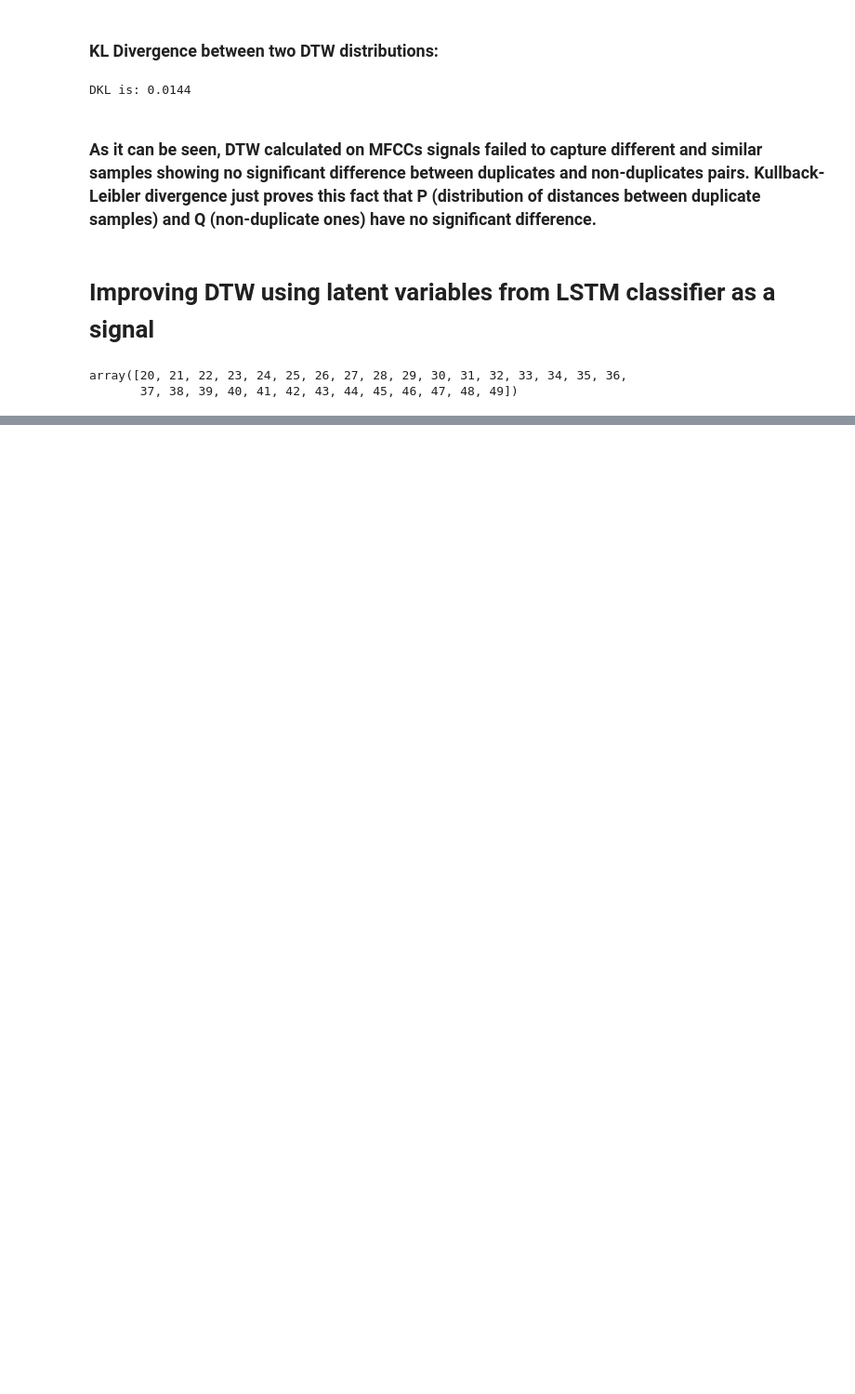
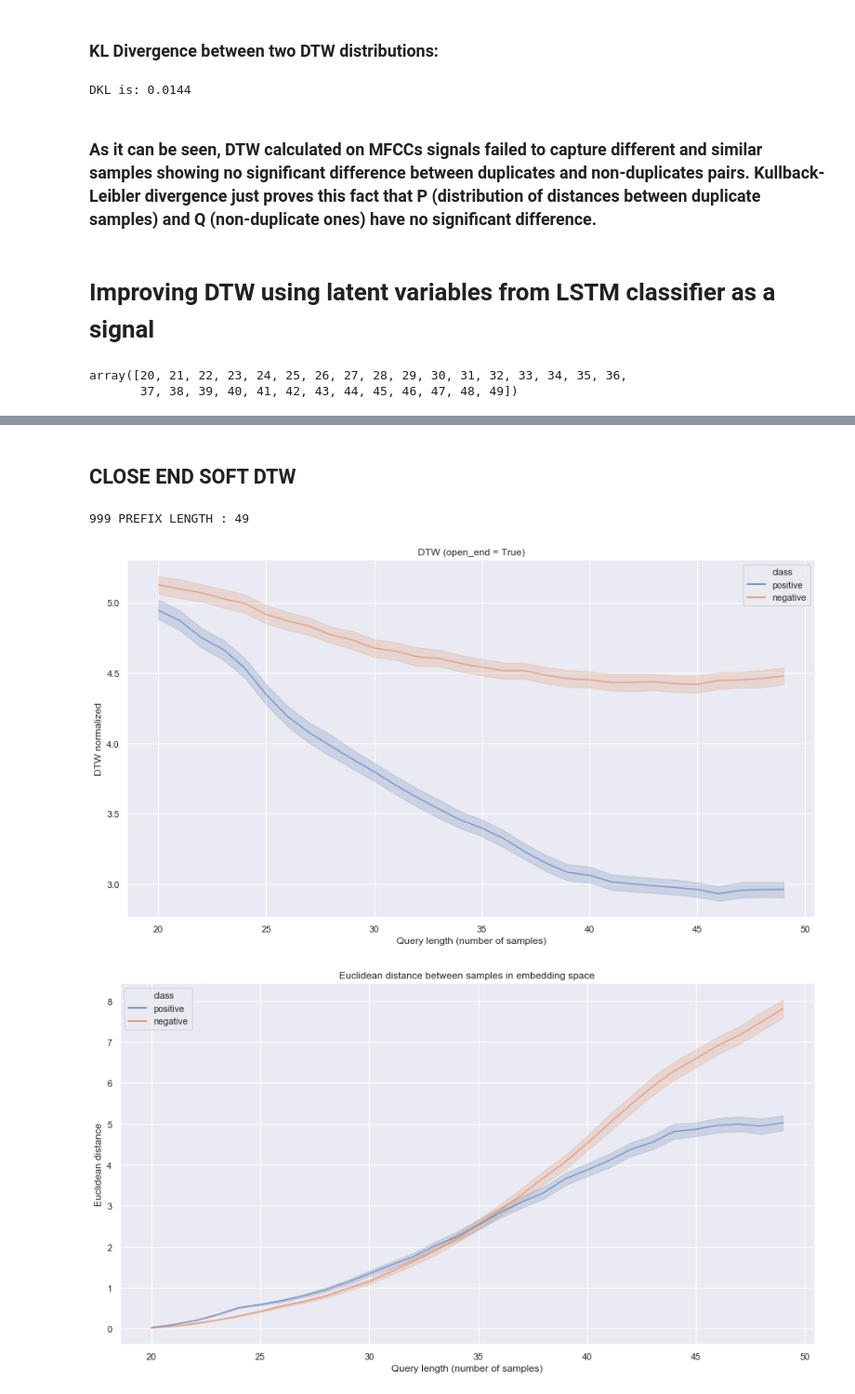
Before and after one commit to qdenisq/SpeechAcquisitionModel, a Jupyter notebook: src/dtw/spoken_word_metric_noELBO.ipynb, the cells around one changed output, grey strips where cells are left out. Shown at 93% size. Cells and saved outputs as stored; diff of their text form; code cells hidden in the pictures; blank space fills up the shorter version.

```diff
--- a/src/dtw/spoken_word_metric_noELBO.ipynb
+++ b/src/dtw/spoken_word_metric_noELBO.ipynb
@@ -194,7 +194,7 @@ DKL is: 0.0144
 # %%
 # load nn
 
-nn_fname = r'C:/Study/SpeechAcquisitionModel/reports/seamise_net_09_26_2019_02_48_PM/net_0.515625.net'
+nn_fname = r'C:/Study/SpeechAcquisitionModel/reports/seamise_net_10_01_2019_03_37_PM/net_0.46875.net'
 
 nn = torch.load(nn_fname)
 # %%
@@ -270,0 +293,73 @@ plt.show()
+# %% [markdown]
+## CLOSE END SOFT DTW
+# %%
+soft_dtw_loss_open_end = SoftDTW(open_end=True, dist='l1')
+soft_dtw_loss_close_end = SoftDTW(open_end=False, dist='l1')
+
+PREFIX_LENS = np.arange(20, 50)
+
+euclidian_distances = np.zeros((len(PREFIX_LENS), n_mini_batch_size*2))
+
+distances = np.zeros((len(PREFIX_LENS), n_mini_batch_size*2))
+
+for k, PREFIX_LEN in enumerate(PREFIX_LENS):
+    print(f"    PREFIX LENGTH : {PREFIX_LEN}", end='\r')
+    nn_input = torch.from_numpy(data['x'][:, :PREFIX_LEN, :]).cuda().float()
+
+    z, *_ = nn.single_forward(nn_input)
+#     z = z.detach().cpu().numpy()
+
+    duplicates_z, *_ = nn.single_forward(torch.from_numpy(duplicates['x']).cuda().float())
+#     duplicates_z = duplicates_z.detach().cpu().numpy()
+
+    non_duplicates_z, *_ = nn.single_forward(torch.from_numpy(non_duplicates['x']).cuda().float())
+#     non_duplicates_z = non_duplicates_z.detach().cpu().numpy()
+
+    for i in range(n_mini_batch_size):
+        print(i, end='\r')
+        x = z[i].squeeze()
+
+        y_duplicate = duplicates_z[i].squeeze()
+        d = soft_dtw_loss_close_end(x, y_duplicate)
+        distances[k, i] = d.detach().cpu().numpy()
+        euclidian_distances[k, i] = torch.sum((z[i, k] - duplicates_z[i, k])**2).detach().cpu().numpy()
+#         df = df.append([PREFIX_LEN, d, 'positive'])
+
+        y_non_duplicate = non_duplicates_z[i].squeeze()
+        d = soft_dtw_loss_close_end(x, y_non_duplicate)
+        distances[k, i + n_mini_batch_size] = d.detach().cpu().numpy()
+        euclidian_distances[k, i + n_mini_batch_size] = torch.sum((z[i, k] - non_duplicates_z[i, k])**2).detach().cpu().numpy()
+#         df = df.append([PREFIX_LEN, d, 'negative'])
+
+
+
+
+df = pd.DataFrame({'prefix_len': [e for e in PREFIX_LENS for _ in range(n_mini_batch_size)] * 2,
+                   'dist': distances[:, :n_mini_batch_size].flatten().tolist() +  distances[:, n_mini_batch_size:].flatten().tolist(),
+                   'class':["positive"]*(n_mini_batch_size*len(PREFIX_LENS)) + ["negative"]*(n_mini_batch_size*len(PREFIX_LENS))})
+eu_df = pd.DataFrame({'prefix_len': [e for e in PREFIX_LENS for _ in range(n_mini_batch_size)] * 2,
+                   'dist': euclidian_distances[:, :n_mini_batch_size].flatten().tolist() +  euclidian_distances[:, n_mini_batch_size:].flatten().tolist(),
+                   'class':["positive"]*(n_mini_batch_size*len(PREFIX_LENS)) + ["negative"]*(n_mini_batch_size*len(PREFIX_LENS))})
+
+# for i  in range(n_mini_batch_size):
+fig, axes = plt.subplots(1, 1, figsize=(15,8))
+axes.title.set_text(f'DTW (open_end = True)')
+sns.lineplot(x='prefix_len', y='dist', data=df, ax=axes, alpha=0.6, hue='class')
+axes.legend()
+plt.xlabel('Query length (number of samples)')
+plt.ylabel('DTW normalized')
+# sns.relplot(x= np.arange(20, 50), y=distances[:, i+n_mini_batch_size], color='y', alpha=0.3)
+plt.show()
+
+fig, axes = plt.subplots(1, 1, figsize=(15,8))
+axes.title.set_text(f'Euclidean distance between samples in embedding space')
+sns.lineplot(x='prefix_len', y='dist', data=eu_df, ax=axes, alpha=0.6, hue='class')
+axes.legend()
+plt.xlabel('Query length (number of samples)')
+plt.ylabel('Euclidean distance')
+# sns.relplot(x= np.arange(20, 50), y=distances[:, i+n_mini_batch_size], color='y', alpha=0.3)
+plt.show()
+# %% [output]
+999 PREFIX LENGTH : 49
+[figure, added]
+[figure, added]
```
Also changed, not shown: parts of 7 cells of this notebook, 8 other files.
